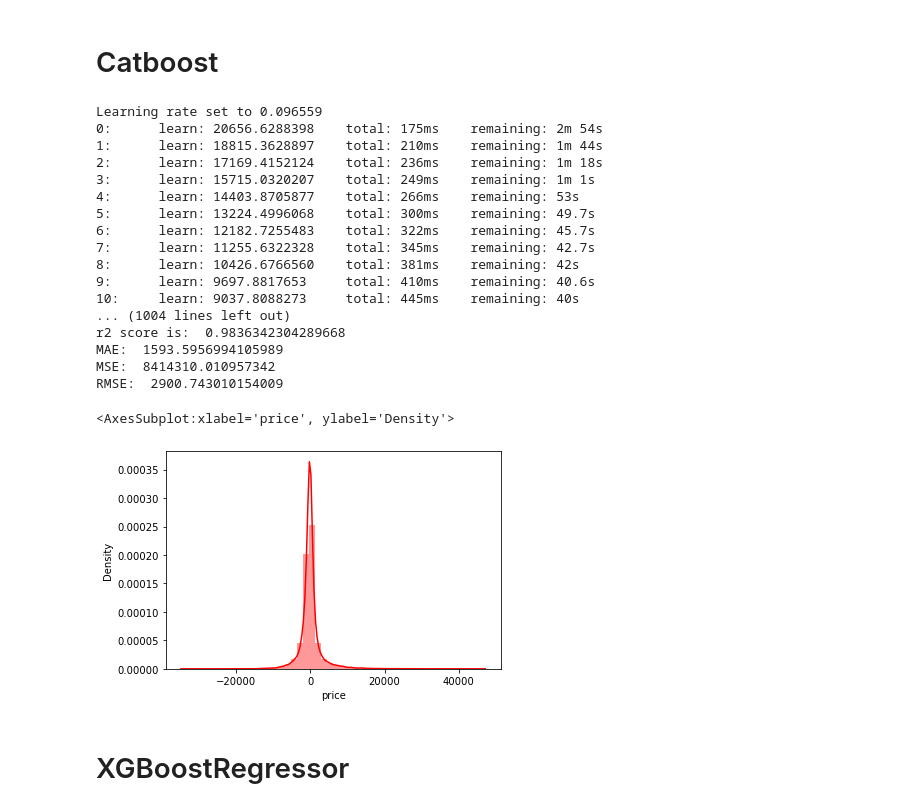
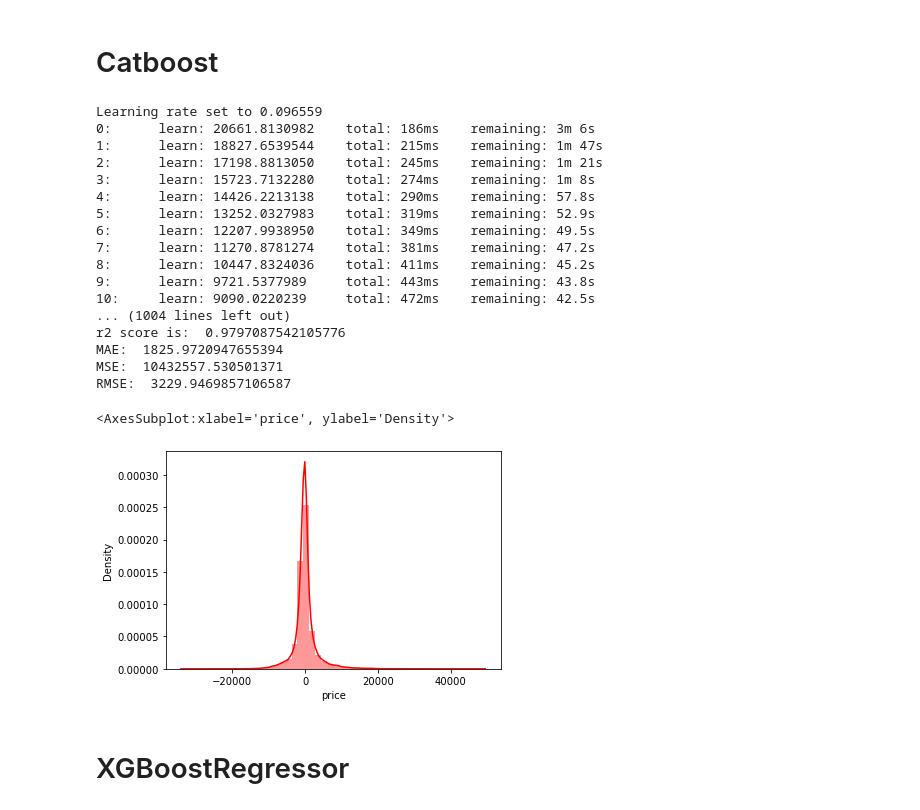
Before and after one commit to pyux/Flight-Price-Prediction, a Jupyter notebook: Flight Price Prediction regression.ipynb, the cells around one changed output. Cells and saved outputs as stored; diff of their text form; code cells hidden in the pictures.

```diff
--- a/Flight Price Prediction regression.ipynb
+++ b/Flight Price Prediction regression.ipynb
@@ -784,27 +789,27 @@ RMSE:  7121.419207993349
 # %%
 from catboost import CatBoostRegressor
 # %%
-predict(CatBoostRegressor(loss_function='RMSE',max_depth=10))
+predict(CatBoostRegressor(loss_function='RMSE',max_depth=8))
 # %% [output]
 Learning rate set to 0.096559
-0:      learn: 20656.6288398    total: 175ms    remaining: 2m 54s
-1:      learn: 18815.3628897    total: 210ms    remaining: 1m 44s
-2:      learn: 17169.4152124    total: 236ms    remaining: 1m 18s
-3:      learn: 15715.0320207    total: 249ms    remaining: 1m 1s
-4:      learn: 14403.8705877    total: 266ms    remaining: 53s
-5:      learn: 13224.4996068    total: 300ms    remaining: 49.7s
-6:      learn: 12182.7255483    total: 322ms    remaining: 45.7s
-7:      learn: 11255.6322328    total: 345ms    remaining: 42.7s
-8:      learn: 10426.6766560    total: 381ms    remaining: 42s
-9:      learn: 9697.8817653     total: 410ms    remaining: 40.6s
-10:     learn: 9037.8088273     total: 445ms    remaining: 40s
+0:      learn: 20661.8130982    total: 186ms    remaining: 3m 6s
+1:      learn: 18827.6539544    total: 215ms    remaining: 1m 47s
+2:      learn: 17198.8813050    total: 245ms    remaining: 1m 21s
+3:      learn: 15723.7132280    total: 274ms    remaining: 1m 8s
+4:      learn: 14426.2213138    total: 290ms    remaining: 57.8s
+5:      learn: 13252.0327983    total: 319ms    remaining: 52.9s
+6:      learn: 12207.9938950    total: 349ms    remaining: 49.5s
+7:      learn: 11270.8781274    total: 381ms    remaining: 47.2s
+8:      learn: 10447.8324036    total: 411ms    remaining: 45.2s
+9:      learn: 9721.5377989     total: 443ms    remaining: 43.8s
+10:     learn: 9090.0220239     total: 472ms    remaining: 42.5s
 ... (1004 lines left out)
-r2 score is:  0.9836342304289668
-MAE:  1593.5956994105989
-MSE:  8414310.010957342
-RMSE:  2900.743010154009
+r2 score is:  0.9797087542105776
+MAE:  1825.9720947655394
+MSE:  10432557.530501371
+RMSE:  3229.9469857106587
 <AxesSubplot:xlabel='price', ylabel='Density'>
-[figure, old version]
+[figure, new version]
 # %% [markdown]
 # XGBoostRegressor
 # %%
```
Also changed, not shown: parts of 21 cells of this notebook, 1 other file.
